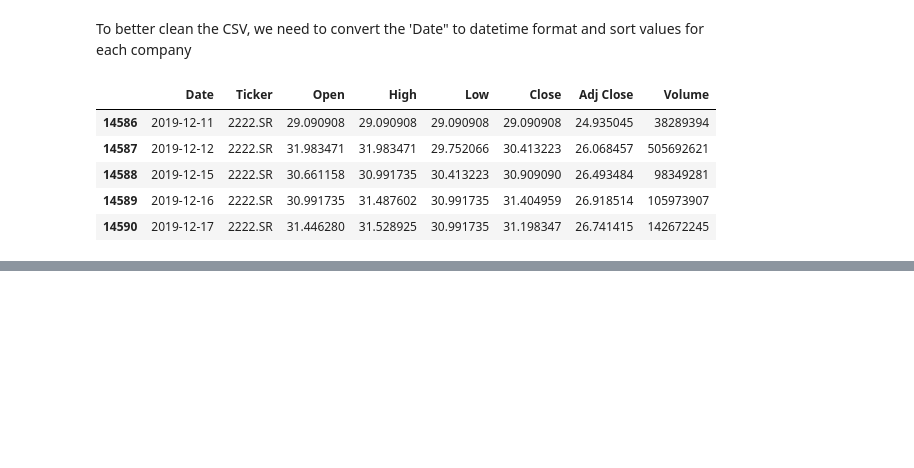
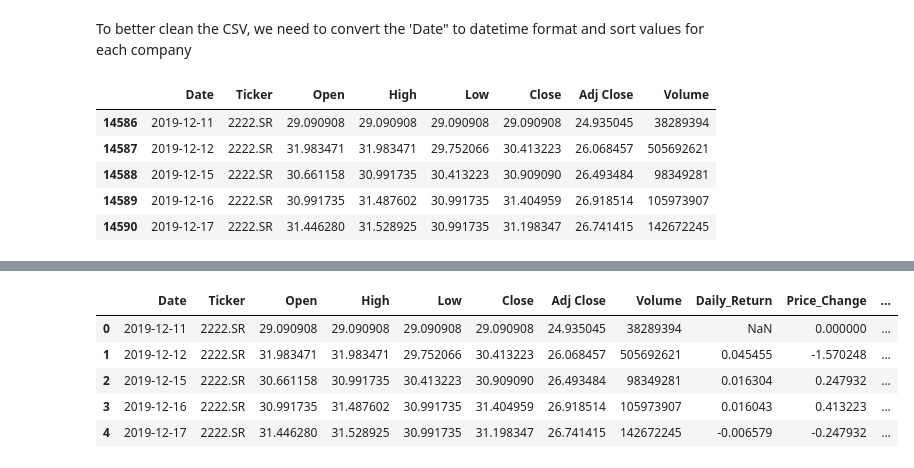
Before and after one commit to omaraboelfadl/CMP466-Summer25-G7-Project, a Jupyter notebook: CMP_466_G7_ProjectCode.ipynb, the cells around one changed output, grey strips where cells are left out. Saved outputs shown, nothing was run; the diff lists cells and outputs as text; code cells hidden in the pictures; blank space fills up the shorter version.

```diff
--- a/CMP_466_G7_ProjectCode.ipynb
+++ b/CMP_466_G7_ProjectCode.ipynb
@@ -62,0 +178,80 @@ df.head()
+# %%
+# Feature Engineering
+def create_technical_features(df):
+    """
+    Create technical indicators and features for stock classification
+    """
+    # Make a copy to avoid modifying original data
+    df_features = df.copy()
+
+    # Sort by ticker and date to ensure proper calculation
+    df_features = df_features.sort_values(['Ticker', 'Date']).reset_index(drop=True)
+
+    # Initialize lists to store calculated features
+    features = []
+
+    for ticker in df_features['Ticker'].unique():
+        ticker_data = df_features[df_features['Ticker'] == ticker].copy()
+
+        # 1. Price-based features
+        ticker_data['Daily_Return'] = ticker_data['Close'].pct_change()
+        ticker_data['Price_Change'] = ticker_data['Close'] - ticker_data['Open']
+        ticker_data['Price_Range'] = ticker_data['High'] - ticker_data['Low']
+        ticker_data['Price_Position'] = (ticker_data['Close'] - ticker_data['Low']) / (ticker_data['High'] - ticker_data['Low'])
+
+        # 2. Moving averages
+        ticker_data['MA_5'] = ticker_data['Close'].rolling(window=5).mean()
+        ticker_data['MA_20'] = ticker_data['Close'].rolling(window=20).mean()
+        ticker_data['MA_50'] = ticker_data['Close'].rolling(window=50).mean()
+
+        # 3. Price relative to moving averages
+        ticker_data['Price_above_MA5'] = (ticker_data['Close'] > ticker_data['MA_5']).astype(int)
+        ticker_data['Price_above_MA20'] = (ticker_data['Close'] > ticker_data['MA_20']).astype(int)
+        ticker_data['Price_above_MA50'] = (ticker_data['Close'] > ticker_data['MA_50']).astype(int)
+
+        # 4. Volatility measures
+        ticker_data['Volatility_5d'] = ticker_data['Daily_Return'].rolling(window=5).std()
+        ticker_data['Volatility_20d'] = ticker_data['Daily_Return'].rolling(window=20).std()
+
+        # 5. Volume features
+        ticker_data['Volume_MA_20'] = ticker_data['Volume'].rolling(window=20).mean()
+        ticker_data['Volume_Ratio'] = ticker_data['Volume'] / ticker_data['Volume_MA_20']
+        ticker_data['Volume_Change'] = ticker_data['Volume'].pct_change()
+
+        # 6. Momentum indicators
+        ticker_data['RSI_14'] = calculate_rsi(ticker_data['Close'], 14)
+        ticker_data['Price_Momentum_10d'] = ticker_data['Close'] / ticker_data['Close'].shift(10) - 1
+        ticker_data['Price_Momentum_30d'] = ticker_data['Close'] / ticker_data['Close'].shift(30) - 1
+
+        # 7. Trend indicators
+        ticker_data['Trend_5d'] = (ticker_data['MA_5'] > ticker_data['MA_5'].shift(1)).astype(int)
+        ticker_data['Trend_20d'] = (ticker_data['MA_20'] > ticker_data['MA_20'].shift(1)).astype(int)
+
+        features.append(ticker_data)
+
+    return pd.concat(features, ignore_index=True)
+
+def calculate_rsi(prices, window=14):
+    """Calculate Relative Strength Index"""
+    delta = prices.diff()
+    gain = (delta.where(delta > 0, 0)).rolling(window=window).mean()
+    loss = (-delta.where(delta < 0, 0)).rolling(window=window).mean()
+    rs = gain / loss
+    rsi = 100 - (100 / (1 + rs))
+    return rsi
+
+# Apply feature engineering
+print("Creating technical features...")
+df_with_features = create_technical_features(df)
+print(f"Original shape: {df.shape}")
+print(f"With features shape: {df_with_features.shape}")
+print(f"New features added: {df_with_features.shape[1] - df.shape[1]}")
+
+# Display the new features
+print("\nNew features created:")
+new_features = [col for col in df_with_features.columns if col not in df.columns]
+for feature in new_features:
+    print(f"- {feature}")
+
+df_with_features.head()
+# %% [output]
@@ -62,0 +275,6 @@ df.head()
+|  | Date | Ticker | Open | High | Low | Close | Adj Close | Volume | Daily_Return | Price_Change | ... |
+| 0 | 2019-12-11 | 2222.SR | 29.090908 | 29.090908 | 29.090908 | 29.090908 | 24.935045 | 38289394 | NaN | 0.000000 | ... |
+| 1 | 2019-12-12 | 2222.SR | 31.983471 | 31.983471 | 29.752066 | 30.413223 | 26.068457 | 505692621 | 0.045455 | -1.570248 | ... |
+| 2 | 2019-12-15 | 2222.SR | 30.661158 | 30.991735 | 30.413223 | 30.909090 | 26.493484 | 98349281 | 0.016304 | 0.247932 | ... |
+| 3 | 2019-12-16 | 2222.SR | 30.991735 | 31.487602 | 30.991735 | 31.404959 | 26.918514 | 105973907 | 0.016043 | 0.413223 | ... |
+| 4 | 2019-12-17 | 2222.SR | 31.446280 | 31.528925 | 30.991735 | 31.198347 | 26.741415 | 142672245 | -0.006579 | -0.247932 | ... |
```
Also changed, not shown: parts of 30 cells of this notebook.
